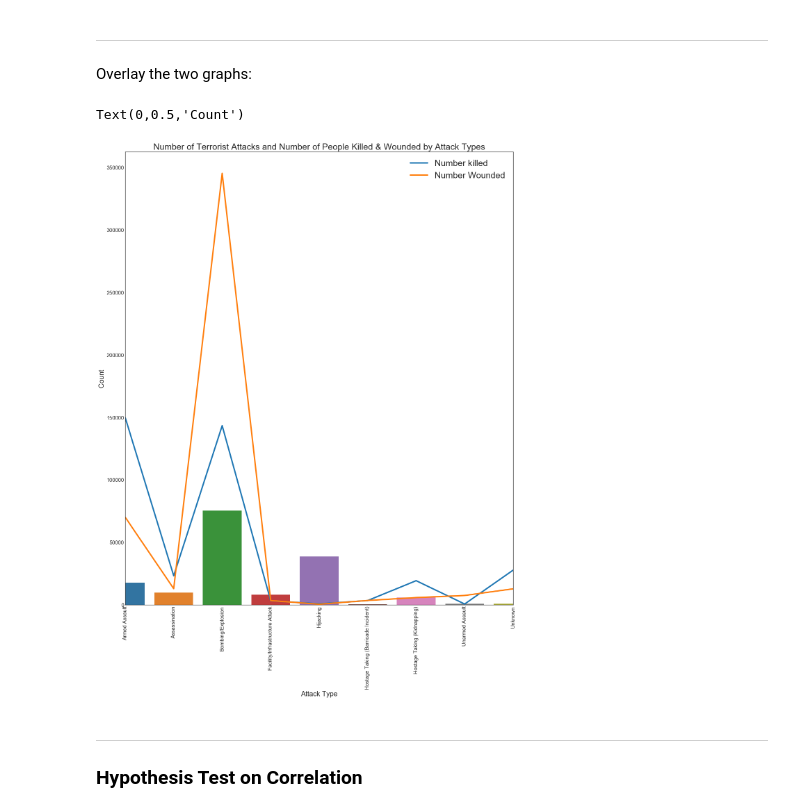
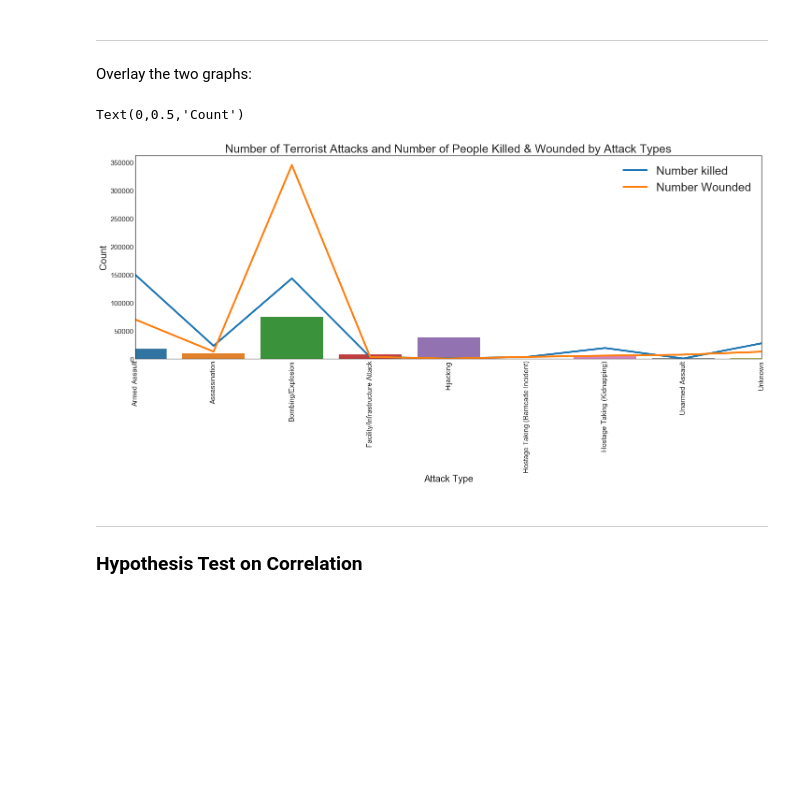
Before and after one commit to ariannalangwang/Capstone-Project-Global-Terrorism, a Jupyter notebook: Global Terrorism Project Python Code.ipynb, the cells around one changed output. Saved outputs shown, nothing was run; the diff lists cells and outputs as text; code cells hidden in the pictures; blank space fills up the shorter version.

```diff
--- a/Global Terrorism Project Python Code.ipynb
+++ b/Global Terrorism Project Python Code.ipynb
@@ -511,17 +511,17 @@ Overlay the two graphs:
 # %%
 # Number of Terrorist Attacks and Number of People Killed and Wounded by Attack Types:
 fig, ax = plt.subplots()
 sns.countplot('attacktype_txt', data=df, ax=ax)
-df_attacktype.plot(x='attacktype_txt', y=['n_killed', 'n_wound'], figsize=(20, 24), lw=4, ax=ax)
+df_attacktype.plot(x='attacktype_txt', y=['n_killed', 'n_wound'], figsize=(24, 8), lw=4, ax=ax)
 plt.legend(['Number killed', 'Number Wounded'] , fontsize=25)
 plt.title('Number of Terrorist Attacks and Number of People Killed & Wounded by Attack Types', fontsize=25)
 plt.xticks(rotation=90, fontsize=15)
 plt.yticks(fontsize=15)
 plt.xlabel('Attack Type', fontsize=20)
 plt.ylabel('Count', fontsize=20)
 # %% [output]
 Text(0,0.5,'Count')
-[figure, old version]
+[figure, new version]
 # %% [markdown]
 ----
 ### Hypothesis Test on Correlation
```
Also changed, not shown: parts of 2 cells of this notebook.
